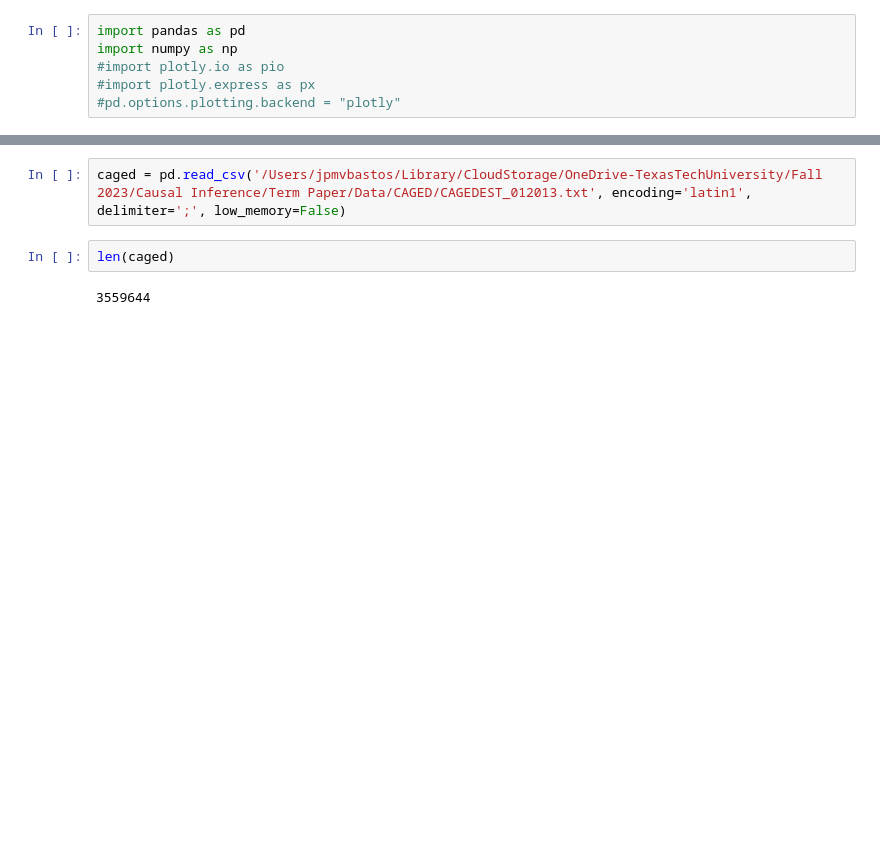
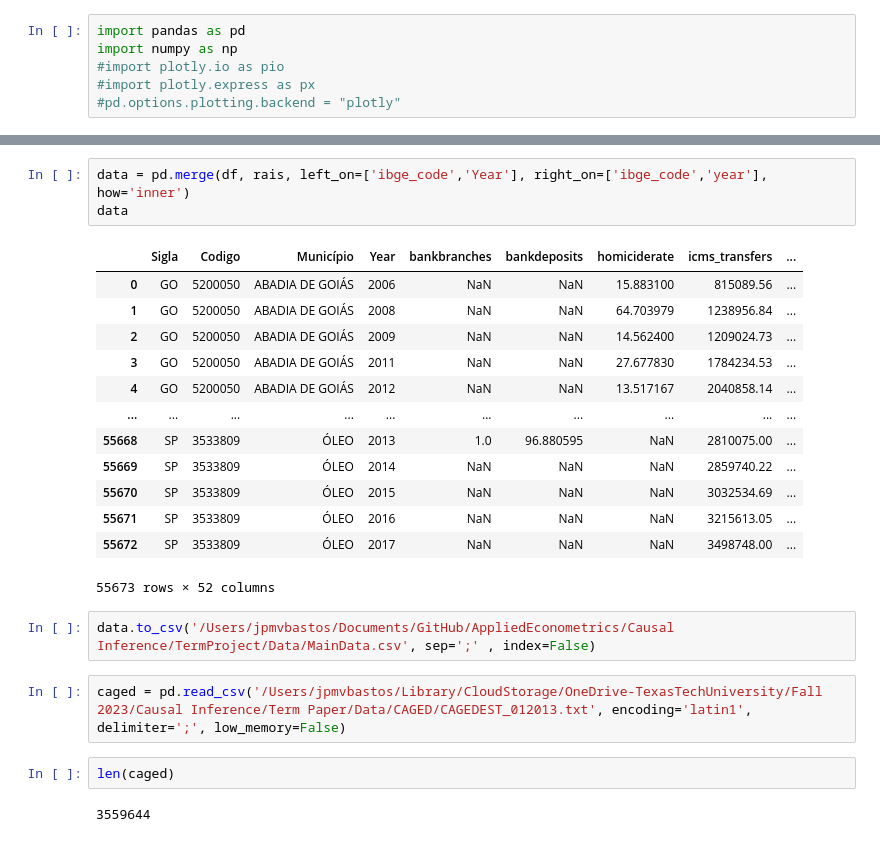
Before and after one commit to jpmvbastos/AppliedEconometrics, a Jupyter notebook: Causal Inference/TermProject/rais_caged.ipynb, the cells around one changed output, grey strips where cells are left out. Cells and saved outputs as stored; diff of their text form; blank space fills up the shorter version.

```diff
--- a/Causal Inference/TermProject/rais_caged.ipynb
+++ b/Causal Inference/TermProject/rais_caged.ipynb
@@ -33,3 +147,22 @@ df
+# %%
+data = pd.merge(df, rais, left_on=['ibge_code','Year'], right_on=['ibge_code','year'], how='inner')
+data
+# %% [output]
+|  | Sigla | Codigo | Município | Year | bankbranches | bankdeposits | homiciderate | icms_transfers | ... |
+| 0 | GO | 5200050 | ABADIA DE GOIÁS | 2006 | NaN | NaN | 15.883100 | 815089.56 | ... |
+| 1 | GO | 5200050 | ABADIA DE GOIÁS | 2008 | NaN | NaN | 64.703979 | 1238956.84 | ... |
+| 2 | GO | 5200050 | ABADIA DE GOIÁS | 2009 | NaN | NaN | 14.562400 | 1209024.73 | ... |
+| 3 | GO | 5200050 | ABADIA DE GOIÁS | 2011 | NaN | NaN | 27.677830 | 1784234.53 | ... |
+| 4 | GO | 5200050 | ABADIA DE GOIÁS | 2012 | NaN | NaN | 13.517167 | 2040858.14 | ... |
+| ... | ... | ... | ... | ... | ... | ... | ... | ... | ... |
+| 55668 | SP | 3533809 | ÓLEO | 2013 | 1.0 | 96.880595 | NaN | 2810075.00 | ... |
+| 55669 | SP | 3533809 | ÓLEO | 2014 | NaN | NaN | NaN | 2859740.22 | ... |
+| 55670 | SP | 3533809 | ÓLEO | 2015 | NaN | NaN | NaN | 3032534.69 | ... |
+| 55671 | SP | 3533809 | ÓLEO | 2016 | NaN | NaN | NaN | 3215613.05 | ... |
+| 55672 | SP | 3533809 | ÓLEO | 2017 | NaN | NaN | NaN | 3498748.00 | ... |
+55673 rows × 52 columns
+# %%
+data.to_csv('/Users/jpmvbastos/Documents/GitHub/AppliedEconometrics/Causal Inference/TermProject/Data/MainData.csv', sep=';' , index=False)
 # %%
 caged = pd.read_csv('/Users/jpmvbastos/Library/CloudStorage/OneDrive-TexasTechUniversity/Fall 2023/Causal Inference/Term Paper/Data/CAGED/CAGEDEST_012013.txt', encoding='latin1', delimiter=';', low_memory=False)
 # %%
```
Also changed, not shown: parts of 5 cells of this notebook, 6 other files.
